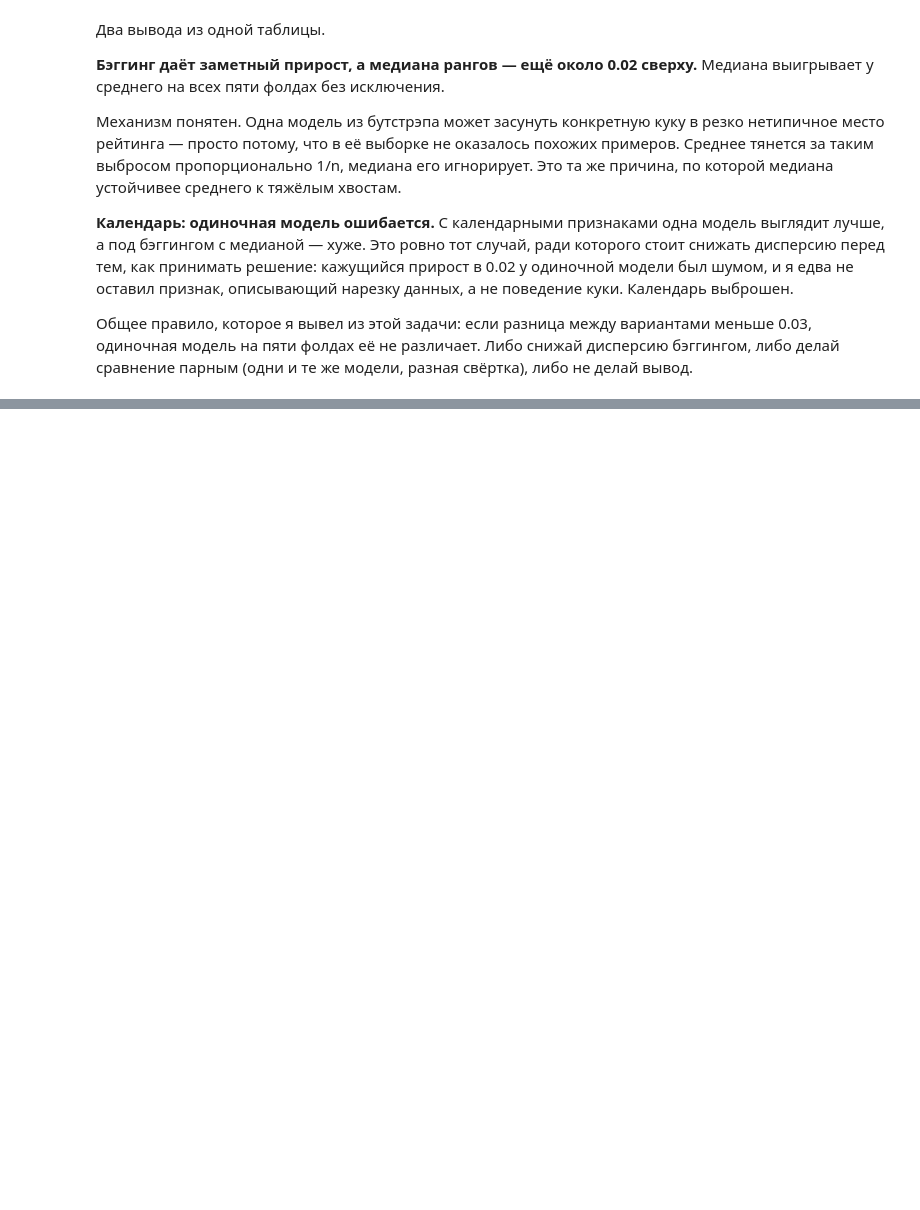
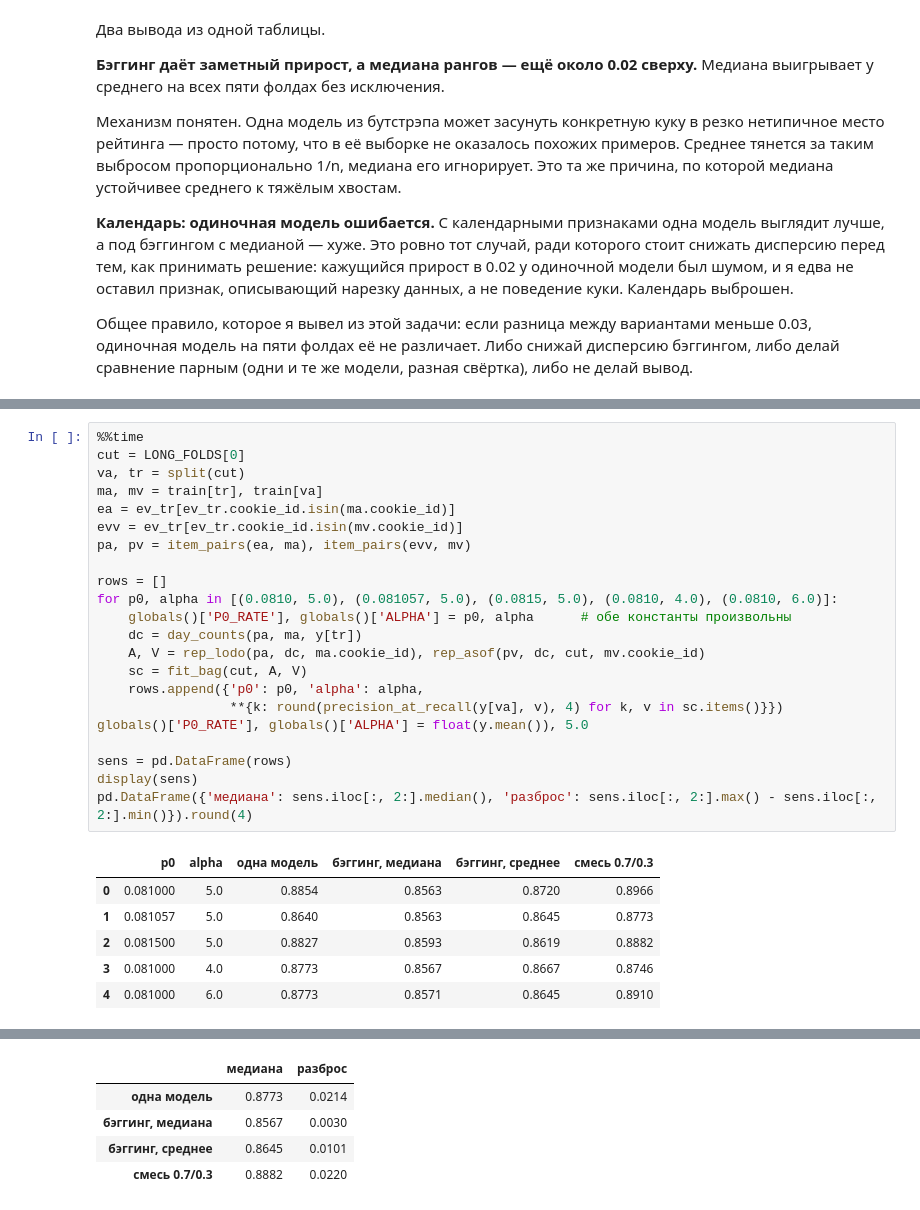
Before and after one commit to RomanPhys/Avito, a Jupyter notebook: solution.ipynb, the cells around one changed output, grey strips where cells are left out. Cells and saved outputs as stored; diff of their text form; blank space fills up the shorter version.

```diff
--- a/solution.ipynb
+++ b/solution.ipynb
@@ -804,0 +1188,29 @@ Wall time: 4min 42s
+# %%
+%%time
+cut = LONG_FOLDS[0]
+va, tr = split(cut)
+ma, mv = train[tr], train[va]
+ea = ev_tr[ev_tr.cookie_id.isin(ma.cookie_id)]
+evv = ev_tr[ev_tr.cookie_id.isin(mv.cookie_id)]
+pa, pv = item_pairs(ea, ma), item_pairs(evv, mv)
+
+rows = []
+for p0, alpha in [(0.0810, 5.0), (0.081057, 5.0), (0.0815, 5.0), (0.0810, 4.0), (0.0810, 6.0)]:
+    globals()['P0_RATE'], globals()['ALPHA'] = p0, alpha      # обе константы произвольны
+    dc = day_counts(pa, ma, y[tr])
+    A, V = rep_lodo(pa, dc, ma.cookie_id), rep_asof(pv, dc, cut, mv.cookie_id)
+    sc = fit_bag(cut, A, V)
+    rows.append({'p0': p0, 'alpha': alpha,
+                 **{k: round(precision_at_recall(y[va], v), 4) for k, v in sc.items()}})
+globals()['P0_RATE'], globals()['ALPHA'] = float(y.mean()), 5.0
+
+sens = pd.DataFrame(rows)
+display(sens)
+pd.DataFrame({'медиана': sens.iloc[:, 2:].median(), 'разброс': sens.iloc[:, 2:].max() - sens.iloc[:, 2:].min()}).round(4)
+# %% [output]
+|  | p0 | alpha | одна модель | бэггинг, медиана | бэггинг, среднее | смесь 0.7/0.3 |
+| 0 | 0.081000 | 5.0 | 0.8854 | 0.8563 | 0.8720 | 0.8966 |
+| 1 | 0.081057 | 5.0 | 0.8640 | 0.8563 | 0.8645 | 0.8773 |
+| 2 | 0.081500 | 5.0 | 0.8827 | 0.8593 | 0.8619 | 0.8882 |
+| 3 | 0.081000 | 4.0 | 0.8773 | 0.8567 | 0.8667 | 0.8746 |
+| 4 | 0.081000 | 6.0 | 0.8773 | 0.8571 | 0.8645 | 0.8910 |
@@ -804,0 +1219,5 @@ Wall time: 4min 42s
+|  | медиана | разброс |
+| одна модель | 0.8773 | 0.0214 |
+| бэггинг, медиана | 0.8567 | 0.0030 |
+| бэггинг, среднее | 0.8645 | 0.0101 |
+| смесь 0.7/0.3 | 0.8882 | 0.0220 |
```
Also changed, not shown: parts of 35 cells of this notebook, 2 other files.
